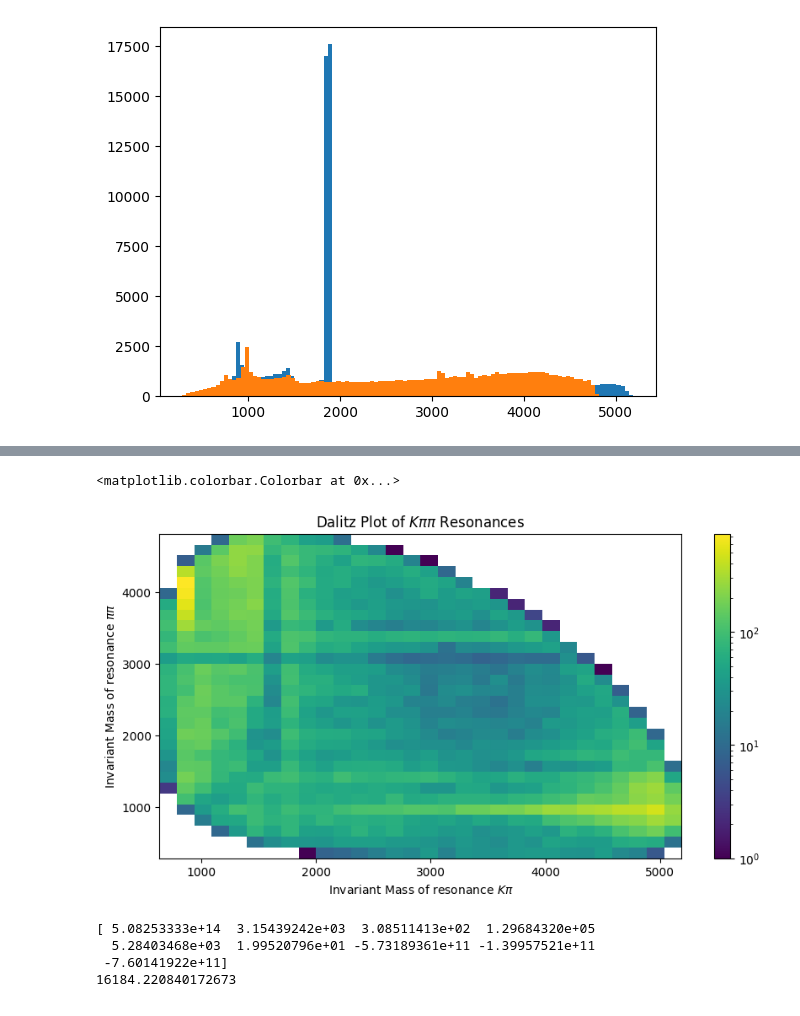
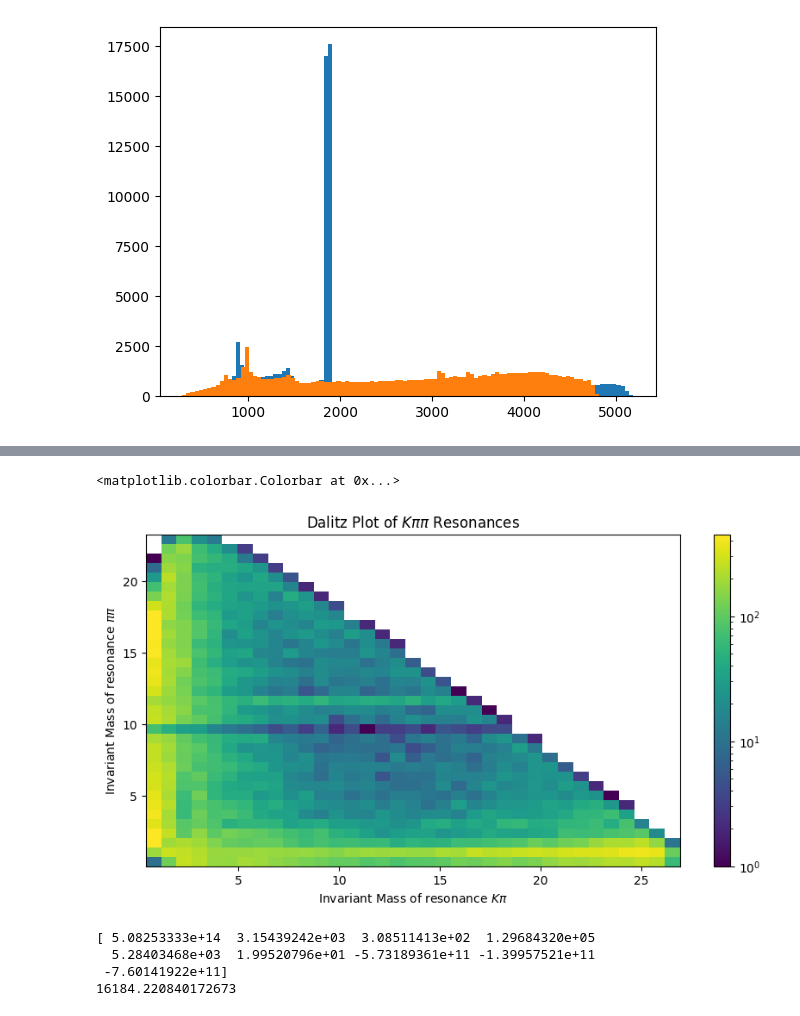
Before and after one commit to aavashsubedi/labs_yr3, a Jupyter notebook: matter_antimatter/aavash.ipynb, the cells around one changed output, grey strips where cells are left out. Drawn from its saved outputs; the diff is of its cells as text; code cells hidden in the pictures.

```diff
--- a/matter_antimatter/aavash.ipynb
+++ b/matter_antimatter/aavash.ipynb
@@ -1242,6 +1172,9 @@ plt.ylim(0, 300)
 # %%
 plt.hist(two_body_resonance[:,0],bins=100);
 plt.hist(two_body_resonance[:,1], bins=100);
+
+def mev_to_gev(mass):
+    return mass/1000
 # %% [output]
 [figure]
 # %%
@@ -1260,21 +1195,22 @@ Text(0, 0.5, 'Invariant Mass of resonance $\\pi \\pi$')
 # %%
 #get rid of background events and then plot them again.
 filtered_resonances = np.genfromtxt('/workspaces/labs_yr3/two_body_resonance_filtered (1).csv', delimiter=',')
 invariant_mass_resonance = np.genfromtxt('/workspaces/labs_yr3/inv_mass_filtered.csv', delimiter=',')
 #plot the resonances in a Dalitz plot
 plt.figure(figsize=(10, 5))
-plt.hist2d(filtered_resonances[:,0], filtered_resonances[:,1],
-            bins=30,   label='Invariant Mass',
+plt.hist2d(np.square(mev_to_gev(filtered_resonances[:,0])),
+           np.square(mev_to_gev(filtered_resonances[:,1])),
+            bins=35,   label='Invariant Mass',
             norm=colors.LogNorm());
 #increase the number of ticks on the x axis
 plt.xlabel('Invariant Mass of resonance $K \pi$')
 plt.ylabel('Invariant Mass of resonance $\pi \pi$')
 plt.title('Dalitz Plot of $K \pi \pi$ Resonances')
 #add a colorbar for density
 plt.colorbar()
 # %% [output]
 <matplotlib.colorbar.Colorbar at 0x...>
-[figure, old version]
+[figure, new version]
 # %%
 #plot the
 popt, pcov = curve_fit(fit_func_half, get_bins(bins, values), values,
```
Also changed, not shown: parts of 22 cells of this notebook, 4 other files.
